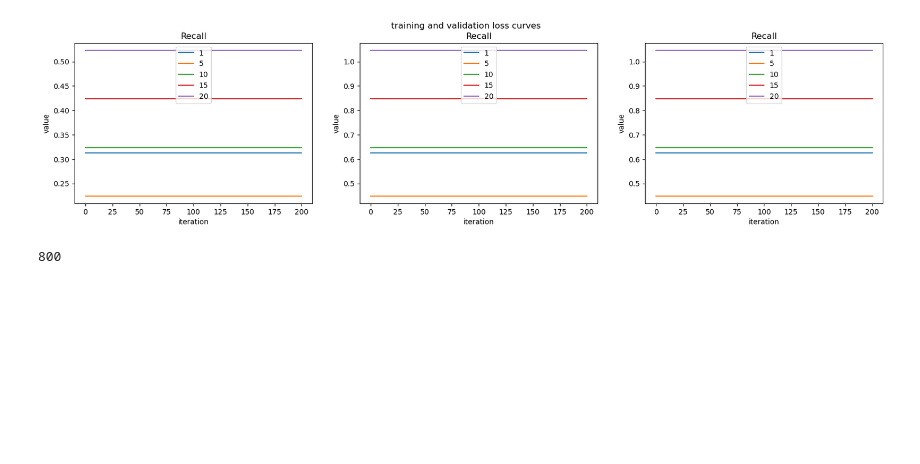
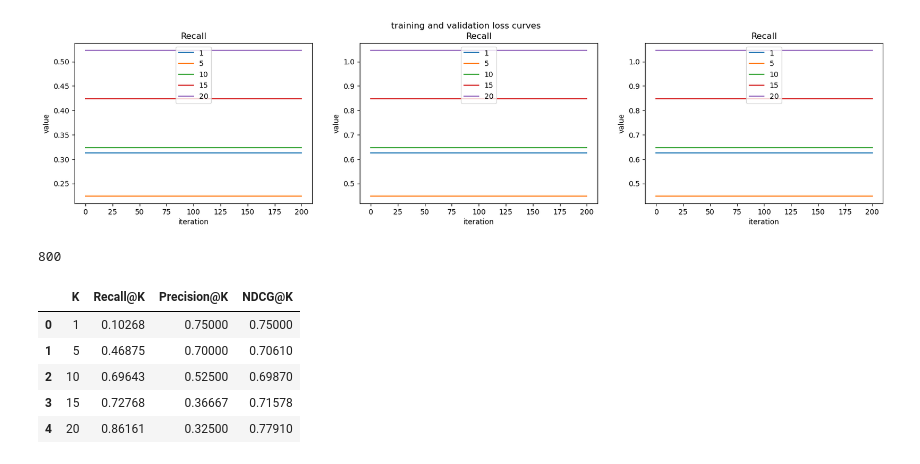
Before and after one commit to RusheelIyer/comp_lightgcn, a Jupyter notebook: test.ipynb, the cells around one changed output. Drawn from its saved outputs; the diff is of its cells as text; code cells hidden in the pictures; blank space fills up the shorter version.

```diff
--- a/test.ipynb
+++ b/test.ipynb
@@ -138,3 +138,13 @@ sdict = torch.load(model_path)
 sdict['best_iter']
 # %% [output]
 800
+# %%
+df = pd.read_csv('csv_results/results_light.csv')
+df
+# %% [output]
+|  | K | Recall@K | Precision@K | NDCG@K |
+| 0 | 1 | 0.10268 | 0.75000 | 0.75000 |
+| 1 | 5 | 0.46875 | 0.70000 | 0.70610 |
+| 2 | 10 | 0.69643 | 0.52500 | 0.69870 |
+| 3 | 15 | 0.72768 | 0.36667 | 0.71578 |
+| 4 | 20 | 0.86161 | 0.32500 | 0.77910 |
```
Also changed, not shown: parts of 4 cells of this notebook, 3 other files.
